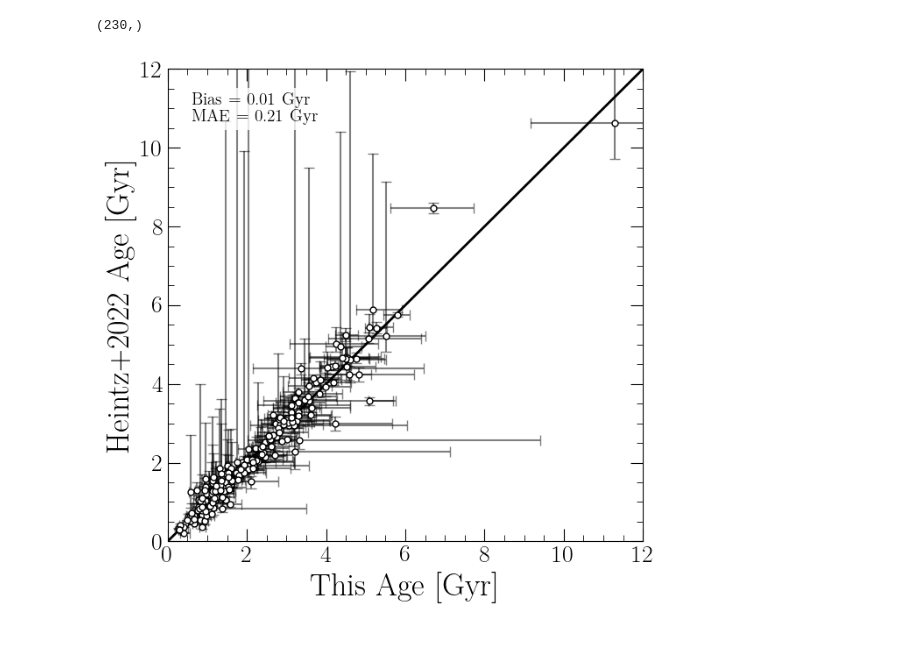
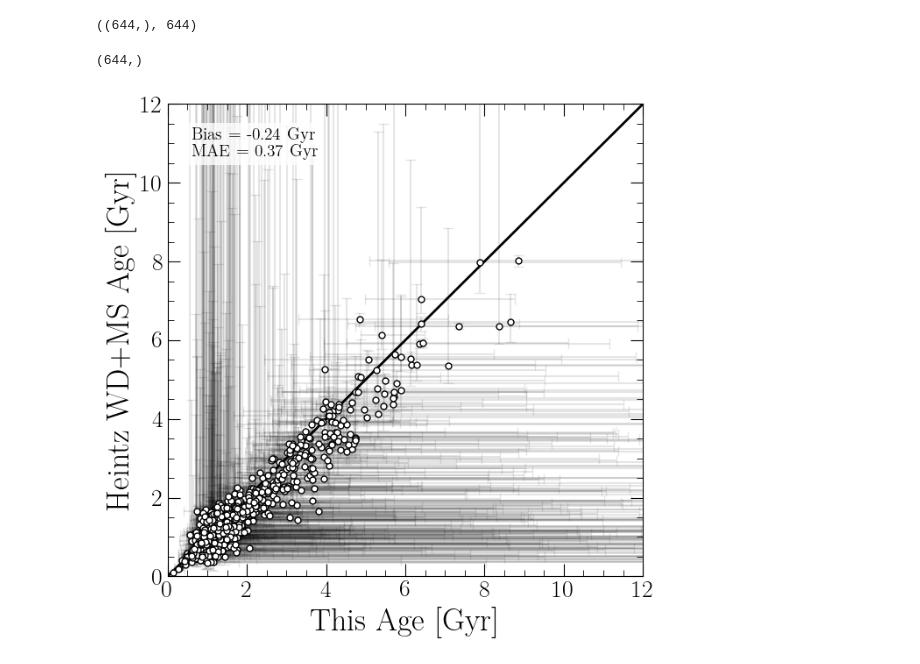
Before and after one commit to stefanarseneau/ember, a Jupyter notebook: notebooks/00_validation.ipynb, the cells around one changed output. Cells and saved outputs as stored; diff of their text form; code cells hidden in the pictures.

```diff
--- a/notebooks/00_validation.ipynb
+++ b/notebooks/00_validation.ipynb
@@ -366,18 +442,20 @@ mask = (data_wdwd.mass_sec > 0.63) & (data_wdwd.mass_pri > 0.63) & (data_wdwd.Ma
 # %%
 ## primary
-x_pri = data_wdwd.loc[mask, "wd_age_pri"].to_numpy()
-xlo_pri = x_pri - data_wdwd.loc[mask, "wd_age_lo_pri"].to_numpy()
-xhi_pri = data_wdwd.loc[mask, "wd_age_hi_pri"].to_numpy() - x_pri
+x = data_wdwd.loc[mask, "wd_age"].to_numpy()
+xlo = x - data_wdwd.loc[mask, "wd_age_lo"].to_numpy()
+xhi = data_wdwd.loc[mask, "wd_age_hi"].to_numpy() - x
 
-y_pri = data_wdwd.loc[mask, "TAge"].to_numpy()
-ylo_pri = np.abs(data_wdwd.loc[mask, "e_TAge_1a"].to_numpy())
-yhi_pri = data_wdwd.loc[mask, "E_TAge_1"].to_numpy()
+y = data_wdwd.loc[mask, "tot_age"].to_numpy()
+ylo = np.abs(data_wdwd.loc[mask, "tot_age_error_lower"].to_numpy())
+yhi = data_wdwd.loc[mask, "tot_age_error_upper"].to_numpy()
+
+c = data_wdwd.loc[mask, "mass_best"].to_numpy()
 
 ## secondary
-x_sec = data_wdwd.loc[mask, "wd_age_sec"].to_numpy()
-xlo_sec = x_sec - data_wdwd.loc[mask, "wd_age_lo_sec"].to_numpy()
-xhi_sec = data_wdwd.loc[mask, "wd_age_hi_sec"].to_numpy() - x_sec
+#x_sec = data_wdwd.loc[mask, "wd_age_sec"].to_numpy()
+#xlo_sec = x_sec - data_wdwd.loc[mask, "wd_age_lo_sec"].to_numpy()
+#xhi_sec = data_wdwd.loc[mask, "wd_age_hi_sec"].to_numpy() - x_sec
 
-y_sec = data_wdwd.loc[mask, "TAgeS"].to_numpy()
-ylo_sec = np.abs(data_wdwd.loc[mask, "e_TAgeS_1a"].to_numpy())
-yhi_sec = data_wdwd.loc[mask, "E_TAgeS_1"].to_numpy()
+#y_sec = data_wdwd.loc[mask, "TAgeS"].to_numpy()
+#ylo_sec = np.abs(data_wdwd.loc[mask, "e_TAgeS"].to_numpy())
+#yhi_sec = data_wdwd.loc[mask, "E_TAgeS"].to_numpy()
@@ -395,38 +462,40 @@ plt.scatter(data_wdwd.loc[:,"mass_pri"], data_wdwd.loc[:,"age_diff"])
+# %%
+x.shape, len(data_wdwd.loc[mask, "mass_best"])
+# %% [output]
+((644,), 644)
 # %%
 # residuals: y - x
-res_pri = y_pri - x_pri
-res_sec = y_sec - x_sec
-res = np.concatenate([res_pri, res_sec])
+res = y - x
 
 bias = np.nanmean(res)
 mae  = np.nanmean(np.abs(res))
 
-plt.scatter(x_pri, y_pri, c = 'white', edgecolor = 'k', zorder = 1, label="Primary WD")
-plt.errorbar(x_pri, y_pri, xerr=[xlo_pri, xhi_pri], yerr=[ylo_pri, yhi_pri], fmt='None',
-             c = 'k', alpha=0.5, capsize=4, zorder = 0)
+plt.scatter(x, y, c = 'white', edgecolor = 'k', zorder = 1, label="Primary WD")
+plt.errorbar(x, y, xerr=[xlo, xhi], yerr=[ylo, yhi], fmt='None',
+             c = 'k', alpha=0.1, capsize=4, zorder = 0)
 
-plt.scatter(x_sec, y_sec, c = 'white', edgecolor = 'k', zorder = 1, label="Secondary WD")
-plt.errorbar(x_sec, y_sec, xerr=[xlo_sec, xhi_sec], yerr=[ylo_sec, yhi_sec], fmt='None',
-             c = 'k', alpha=0.5, capsize=4, zorder = 0)
+#plt.scatter(x_sec, y_sec, c = 'white', edgecolor = 'k', zorder = 1, label="Secondary WD", marker = 'v')
+#plt.errorbar(x_sec, y_sec, xerr=[xlo_sec, xhi_sec], yerr=[ylo_sec, yhi_sec], fmt='None',
+#             c = 'k', alpha=0.5, capsize=4, zorder = 0)
 
 plt.plot([-1, 20], [-1, 20], c='k', lw=2, zorder=0)
 plt.xlim(0, 12) ; plt.ylim(0, 12)
 
-plt.xlabel("This Age [Gyr]") ; plt.ylabel("Heintz+2022 Age [Gyr]")
+plt.xlabel("This Age [Gyr]") ; plt.ylabel("Heintz WD+MS Age [Gyr]")
 #plt.legend(framealpha=0, loc='lower right')
 
 plt.text(
     0.05, 0.95,
     fr"Bias = {bias:.2f} Gyr" "\n" fr"MAE = {mae:.2f} Gyr",
     transform=plt.gca().transAxes,
     va="top",
     ha="left",
     fontsize=14,
     bbox=dict(facecolor="white", edgecolor="none", alpha=0.8)
 )
 
 print(res.shape)
 plt.savefig("figures/heintz_agreement.pdf")
 # %% [output]
-(230,)
+(644,)
-[figure, old version]
+[figure, new version]
```
Also changed, not shown: parts of 34 cells of this notebook, 13 other files.
